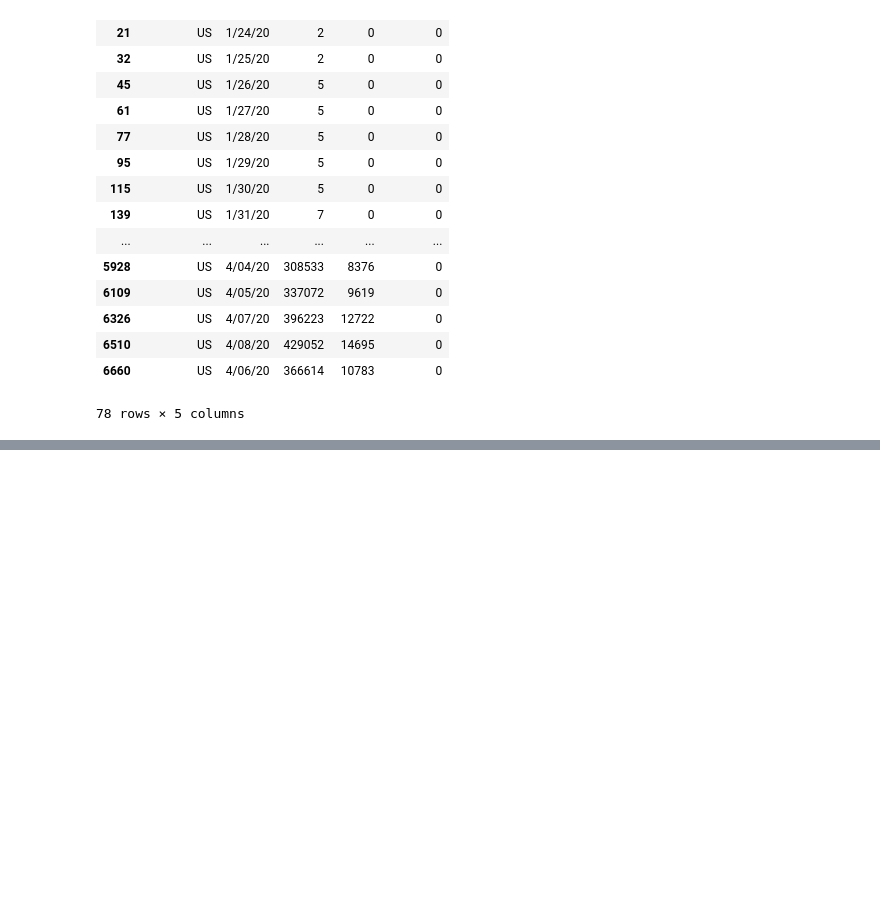
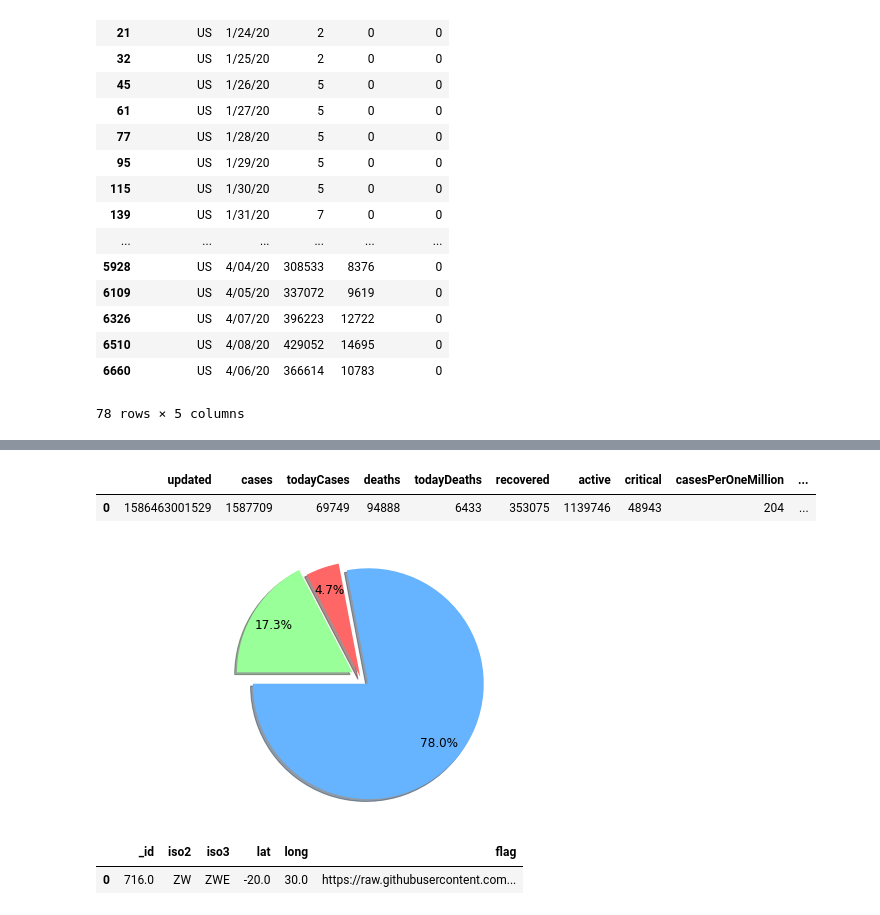
Before and after one commit to pandey2612/COVID19_Data, a Jupyter notebook: COVID19.ipynb, the cells around one changed output, grey strips where cells are left out. Drawn from its saved outputs; the diff is of its cells as text; code cells hidden in the pictures; blank space fills up the shorter version.

Commit message:
Country DataFrame Created

```diff
--- a/COVID19.ipynb
+++ b/COVID19.ipynb
@@ -248,3 +242,8 @@ A.get_group('US')
 | 6510 | US | 4/08/20 | 429052 | 14695 | 0 |
 | 6660 | US | 4/06/20 | 366614 | 10783 | 0 |
 78 rows × 5 columns
+# %%
+Country_Timeline= open("country_timeline.json",'w')
+subprocess.call("curl --location --request GET 'https://api.thevirustracker.com/free-api?countryTimeline=US'" , shell=True , stdout = Country_Timeline)
+with open("country_timeline.json",'r') as file:
+    output_Country_Timeline = json.load(file)
@@ -250,0 +259,5 @@ A.get_group('US')
+# %%
+Total= open("Total.json",'w')
+subprocess.call("curl --location --request GET 'https://corona.lmao.ninja/all'" , shell=True , stdout = Total)
+with open("Total.json",'r') as file:
+    output_Total = json.load(file)
@@ -250,0 +280,7 @@ A.get_group('US')
+# %%
+Total_DataFrame = pandas.DataFrame([list(output_Total.values())] , columns=list(output_Total.keys()))
+# %%
+Total_DataFrame
+# %% [output]
+|  | updated | cases | todayCases | deaths | todayDeaths | recovered | active | critical | casesPerOneMillion | ... |
+| 0 | 1586463001529 | 1587709 | 69749 | 94888 | 6433 | 353075 | 1139746 | 48943 | 204 | ... |
@@ -250,0 +289,31 @@ A.get_group('US')
+# %%
+D = []
+D.append(list(Total_DataFrame['cases'])[0])
+D.append(list(Total_DataFrame['deaths'])[0])
+D.append(list(Total_DataFrame['recovered'])[0])
+
+def autopct_format(values):
+    def my_format(pct):
+        total = sum(values)
+        val = int(round(pct*total/100.0))
+        return '{v:d}'.format(v=val)
+    return my_format
+
+
+Labels = ['Cases'+' : '+str(D[0]) , 'Deaths'+' : '+str(D[1]) , 'Recovered'+' : '+str(D[0])]
+colors = ['#66b3ff','#ff6666','#99ff99']
+explode = (0.09, 0, 0.08)
+fig1, ax1 = plt.subplots()
+patches, texts, autotexts = ax1.pie(D,explode = explode, pctdistance=0.8, colors = colors, autopct = '%1.1f%%',shadow=True,labels=Labels, startangle=180)
+
+for text in texts:
+    text.set_color('white')
+    text.set_fontsize(13)
+for autotext in autotexts:
+    autotext.set_color('black')
+    autotext.set_fontsize(12)
+ax1.axis('equal')
+plt.tight_layout()
+plt.show()
+# %% [output]
+[figure, added]
@@ -250,0 +341,5 @@ A.get_group('US')
+# %%
+Countries_DataFrame2.head(1)
+# %% [output]
+|  | _id | iso2 | iso3 | lat | long | flag |
+| 0 | 716.0 | ZW | ZWE | -20.0 | 30.0 | https://raw.githubusercontent.com... |
```
Also changed, not shown: parts of 15 cells of this notebook, 5 other files.
